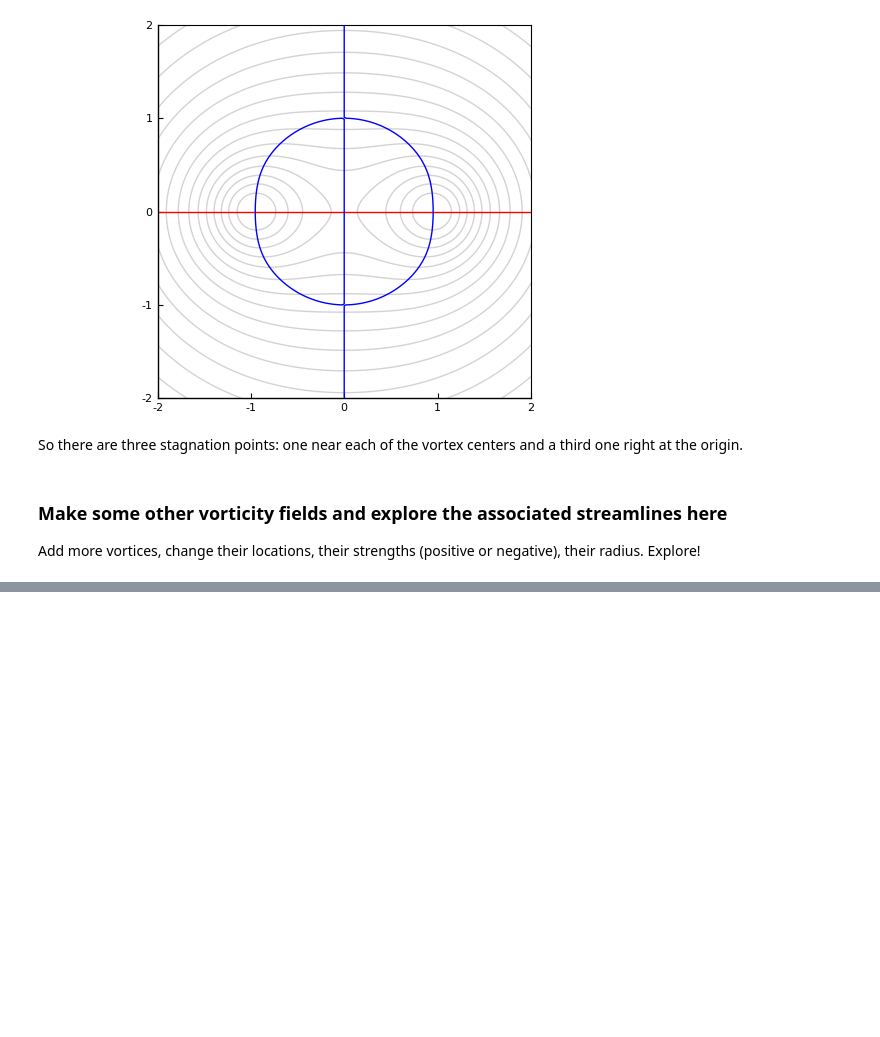
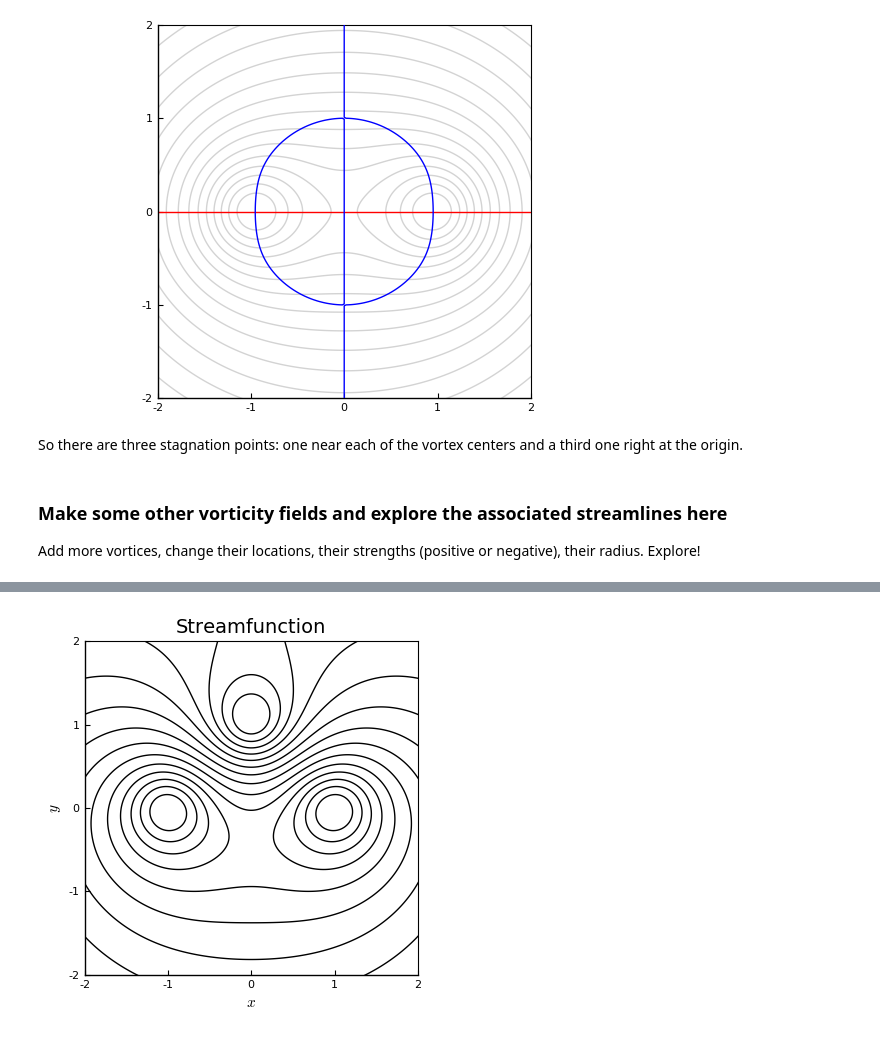
Before and after one commit to UCLAMAEThreads/MAE150A, a Jupyter notebook: 1.3-VorticityAndStreamfunction.ipynb, the cells around one changed output, grey strips where cells are left out. Drawn from its saved outputs; the diff is of its cells as text; code cells hidden in the pictures; blank space fills up the shorter version.

```diff
--- a/1.3-VorticityAndStreamfunction.ipynb
+++ b/1.3-VorticityAndStreamfunction.ipynb
@@ -179,0 +196,5 @@ Add more vortices, change their locations, their strengths (positive or negative
+# %%
+ps = plot(xg,yg,ψ,color=:black,xlim=(-2,2),ylim=(-2,2),xlabel=L"x",ylabel=L"y",title="Streamfunction")
+savefig(ps,"SF3vortex.pdf")
+# %% [output]
+[figure, added]
```
Also changed, not shown: parts of 19 cells of this notebook, 4 other files.
